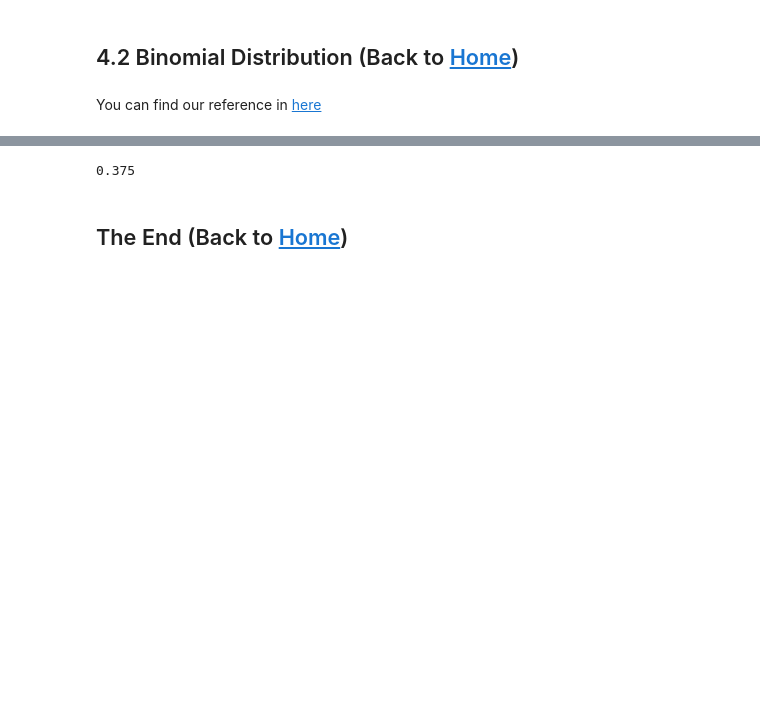
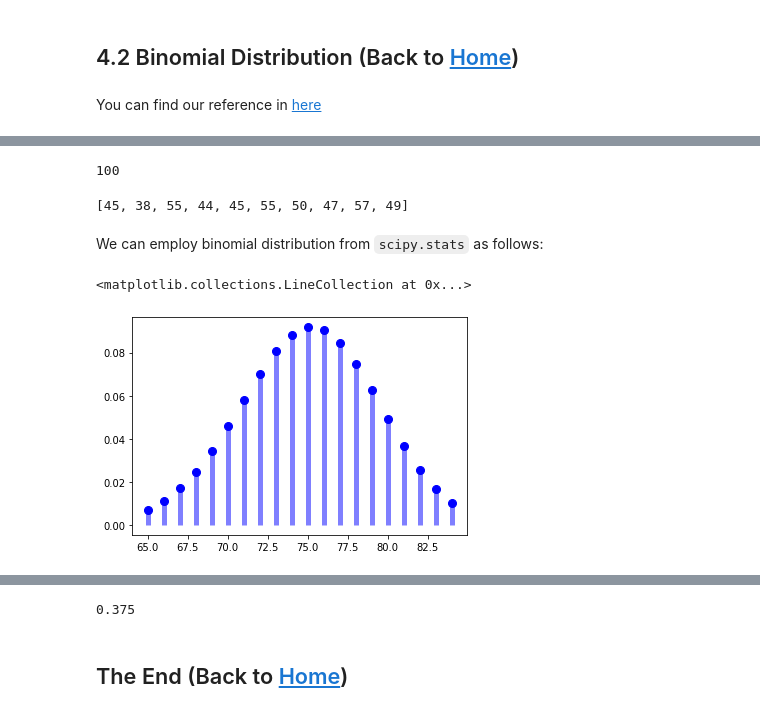
Before and after one commit to hbunyamin/statistika-in046, a Jupyter notebook: Peubah_Acak_dan_Probability_Distribution.ipynb, the cells around one changed output, grey strips where cells are left out. Drawn from its saved outputs; the diff is of its cells as text; code cells hidden in the pictures; blank space fills up the shorter version.

```diff
--- a/Peubah_Acak_dan_Probability_Distribution.ipynb
+++ b/Peubah_Acak_dan_Probability_Distribution.ipynb
@@ -118,3 +141,7 @@ You can find our reference in [here](https://towardsdatascience.com/fun-with-the
+# %%
+len(tosses)
+# %% [output]
+100
 # %%
 # Import libraries
 import numpy as np
@@ -133,3 +167,20 @@ def run_binom(trials, n, p):
 # %%
 # Run the function
 heads = run_binom(trials, n, p)
+heads
+# %% [output]
+[45, 38, 55, 44, 45, 55, 50, 47, 57, 49]
+# %% [markdown]
+We can employ binomial distribution from `scipy.stats` as follows:
+# %%
+from scipy.stats import binom
+import matplotlib.pyplot as plt
+fig, ax = plt.subplots(1, 1)
+x = np.arange(binom.ppf(0.01, n, p),binom.ppf(0.99, n, p))
+
+ax.plot(x, binom.pmf(x, n, p), 'bo', ms=8, label='binom pmf')
+
+ax.vlines(x, 0, binom.pmf(x, n, p), colors='b', lw=5, alpha=0.5)
+# %% [output]
+<matplotlib.collections.LineCollection at 0x...>
+[figure, added]
```
Also changed, not shown: parts of 11 cells of this notebook, 3 other files.
